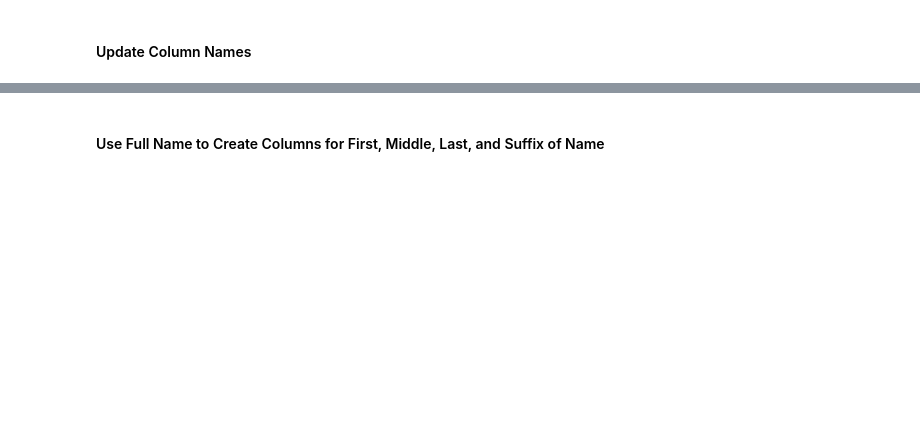
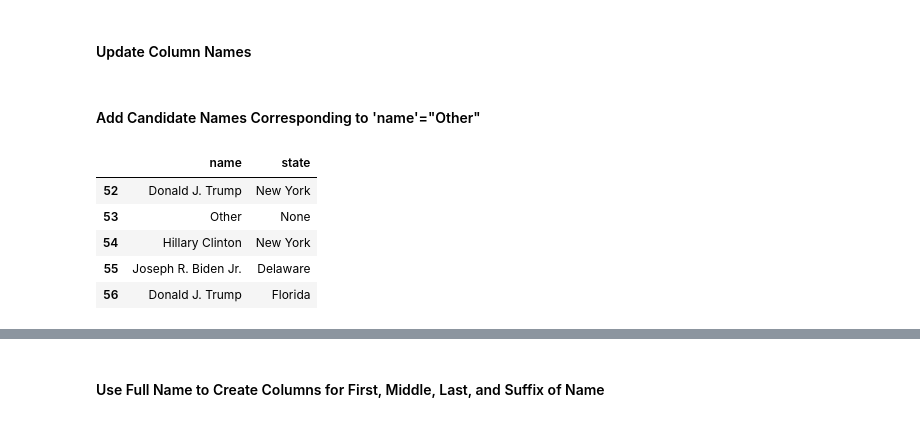
Before and after one commit to frederick-douglas-pearce/us-presidential-vote-analysis, a Jupyter notebook: step1_electoral_college_data.ipynb, the cells around one changed output, grey strips where cells are left out. Drawn from its saved outputs; the diff is of its cells as text; code cells hidden in the pictures; blank space fills up the shorter version.

```diff
--- a/step1_electoral_college_data.ipynb
+++ b/step1_electoral_college_data.ipynb
@@ -400,3 +403,15 @@ Unique number of Candidates = 56
 # %%
 # Remove 'president_candidate_' prefix and change 'name' to 'full_name'
 candidates_df.columns = candidates_df.columns.str.replace("president_candidate_", "")
+# %% [markdown]
+#### Add Candidate Names Corresponding to 'name'="Other"
+# %%
+other_ind = candidates_df.loc[candidates_df['name']=="Other"].index[0]
+candidates_df[other_ind-1:]
+# %% [output]
+|  | name | state |
+| 52 | Donald J. Trump | New York |
+| 53 | Other | None |
+| 54 | Hillary Clinton | New York |
+| 55 | Joseph R. Biden Jr. | Delaware |
+| 56 | Donald J. Trump | Florida |
```
Also changed, not shown: parts of 9 cells of this notebook.
